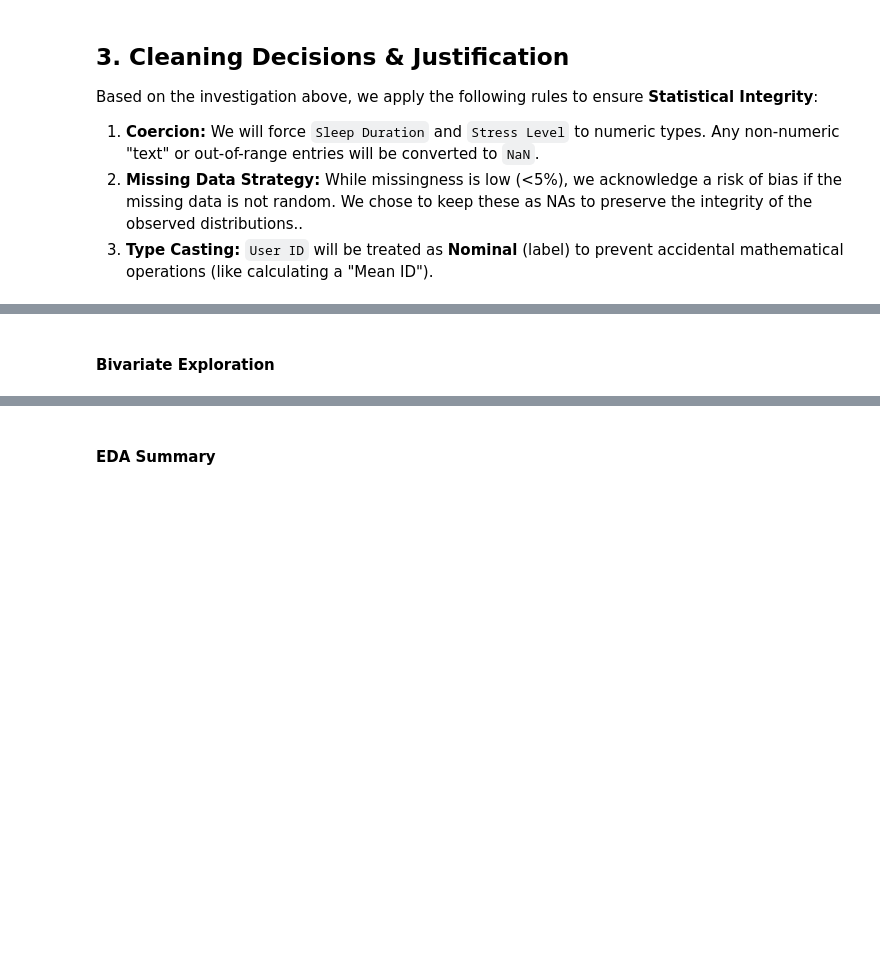
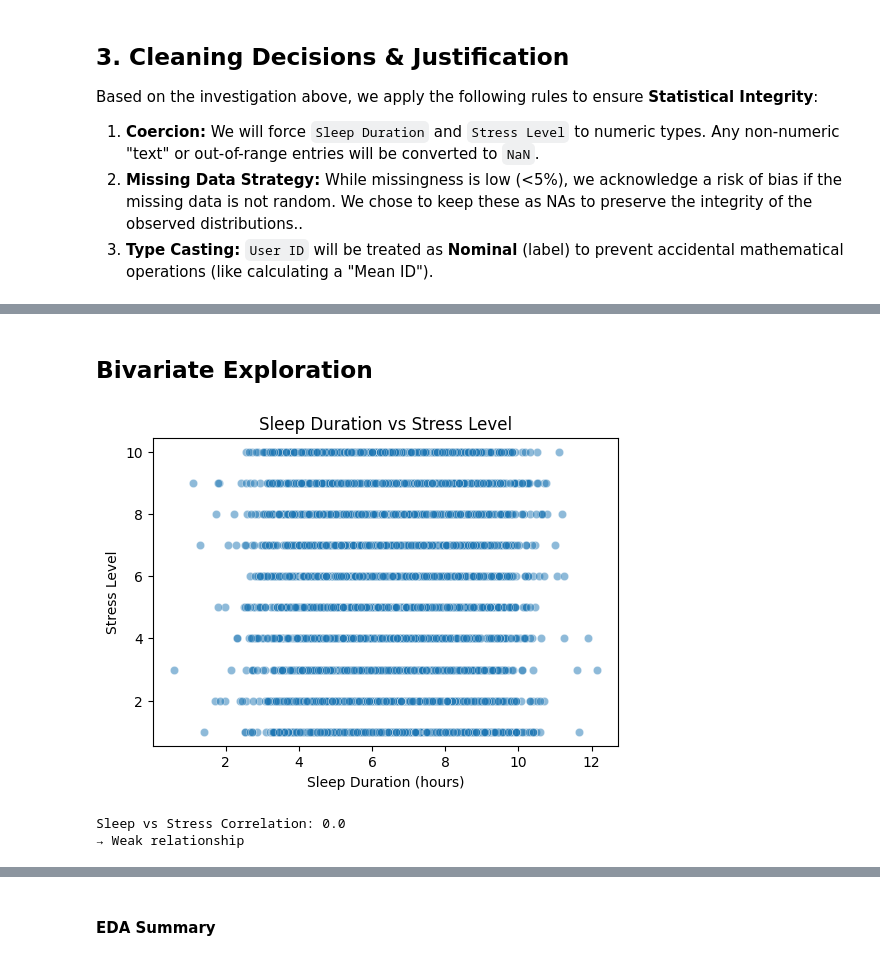
Before and after one commit to CATPJCN/SmartWatch, a Jupyter notebook: EVA.ipynb, the cells around one changed output, grey strips where cells are left out. Cells and saved outputs as stored; diff of their text form; code cells hidden in the pictures; blank space fills up the shorter version.

```diff
--- a/EVA.ipynb
+++ b/EVA.ipynb
@@ -301,2 +414,29 @@ Name: count, dtype: int64
 # %% [markdown]
-#### Bivariate Exploration
+## Bivariate Exploration
+# %%
+# Sleep vs Stress
+plt.figure(figsize=(6,4))
+sns.scatterplot(
+    x='Sleep Duration (hours)',
+    y='Stress Level',
+    data=df_clean,
+    alpha=0.5
+)
+plt.title("Sleep Duration vs Stress Level")
+plt.show()
+
+# Correlation
+corr = df_clean['Sleep Duration (hours)'].corr(df_clean['Stress Level'])
+
+print("\nSleep vs Stress Correlation:", round(corr,2))
+
+if abs(corr) < 0.3:
+    print("→ Weak relationship")
+elif abs(corr) < 0.7:
+    print("→ Moderate relationship")
+else:
+    print("→ Strong relationship")
+# %% [output]
+[figure, added]
+Sleep vs Stress Correlation: 0.0
+→ Weak relationship
```
Also changed, not shown: parts of 19 cells of this notebook.
